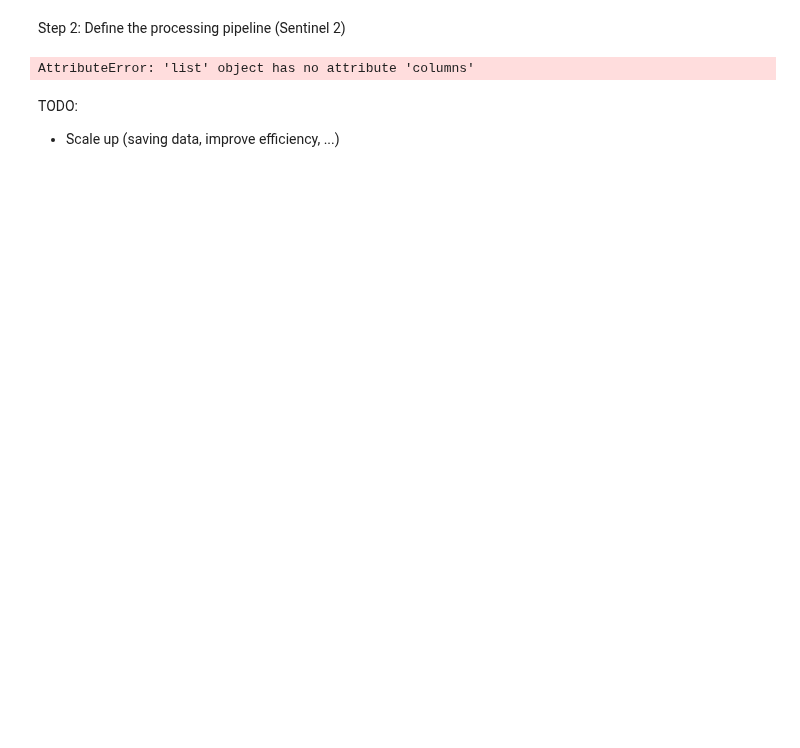
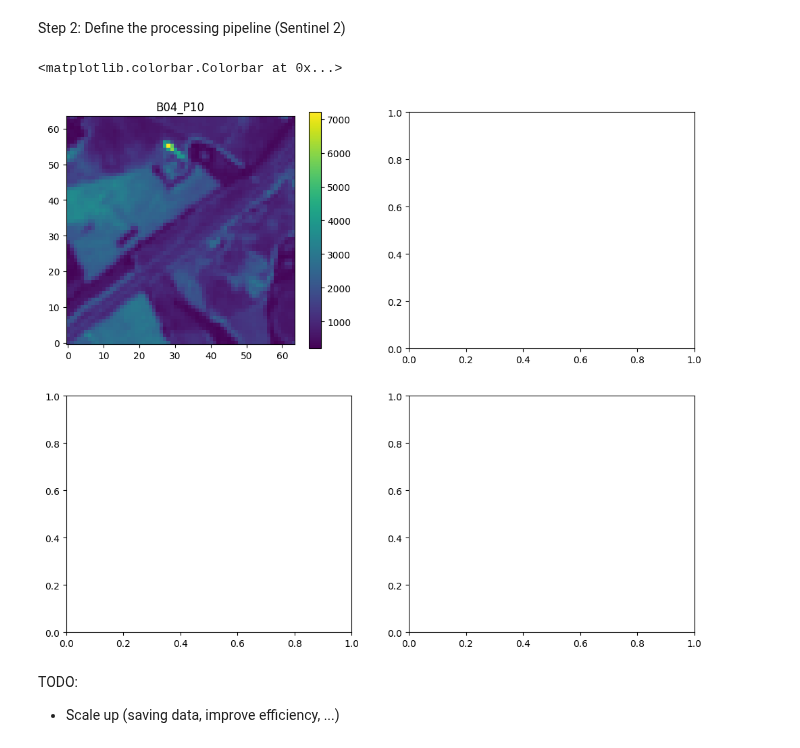
Before and after one commit to earthpulse/eotdl, a Jupyter notebook: tutorials/notebooks/openeo/eotdl_openeo.ipynb, the cells around one changed output. Saved outputs shown, nothing was run; the diff lists cells and outputs as text; code cells hidden in the pictures; blank space fills up the shorter version.

```diff
--- a/tutorials/notebooks/openeo/eotdl_openeo.ipynb
+++ b/tutorials/notebooks/openeo/eotdl_openeo.ipynb
@@ -119,9 +99,8 @@ from openeo.extra.job_management import (
         ProcessBasedJobCreator,
     )
 
-job_db = create_job_db("jobs.csv", split_jobs)
+job_db = create_job_db("jobs.csv", job_df)
 
-connection = openeo.connect("openeofed.dataspace.copernicus.eu").authenticate_oidc()
 process_graph_url = "https://raw.githubusercontent.com/ESA-APEx/apex_algorithms/main/openeo_udp/bap_composite.json"
 
 #Make use of the Best Available Pixel openeo Process to obtain Sentinel 2 composites
@@ -129,8 +108,6 @@ job_starter = ProcessBasedJobCreator(
         namespace=process_graph_url,
         parameter_defaults={},
     )
-# %% [output]
-AttributeError: 'list' object has no attribute 'columns'
 # %%
 from openeo.extra.job_management import MultiBackendJobManager
 
@@ -193,6 +170,27 @@ axs[1].set_title("Image 2: Herbaceous Vegetation 1539")
 axs[1].axis('off')
 
 plt.show()
+# %%
+import xarray as xr
+import matplotlib.pyplot as plt
+
+# Load the dataset
+test = xr.open_dataset('test.nc')
+
+# Select a specific time slice for plotting, e.g., the first time point
+time_index = 1
+b04 = test['B04'].isel(t=time_index)
+
+# Create a figure to plot 4 subplots
+fig, axs = plt.subplots(2, 2, figsize=(12, 10))
+
+# Plot each variable in a different subplot
+im1 = axs[0, 0].imshow(b04, cmap='viridis', origin='lower')
+axs[0, 0].set_title('B04_P10')
+fig.colorbar(im1, ax=axs[0, 0])
+# %% [output]
+<matplotlib.colorbar.Colorbar at 0x...>
+[figure, added]
 # %% [markdown]
 TODO:
 
```
Also changed, not shown: parts of 7 cells of this notebook, 4 other files.
